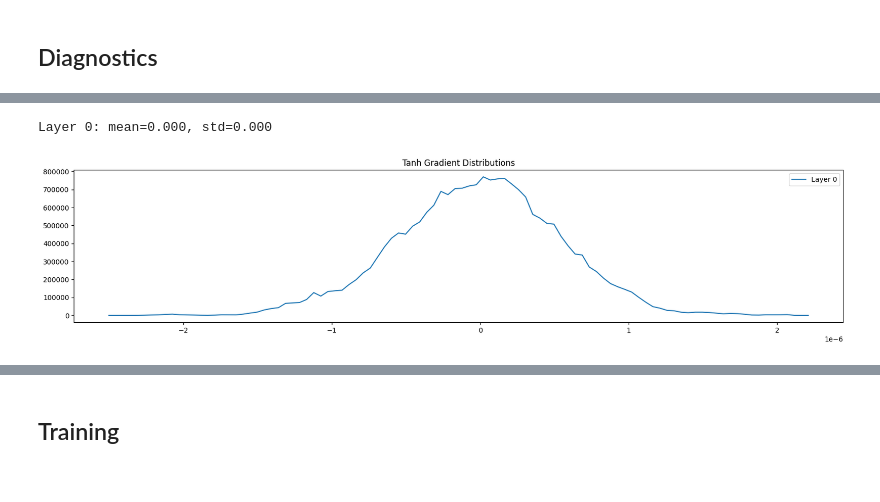
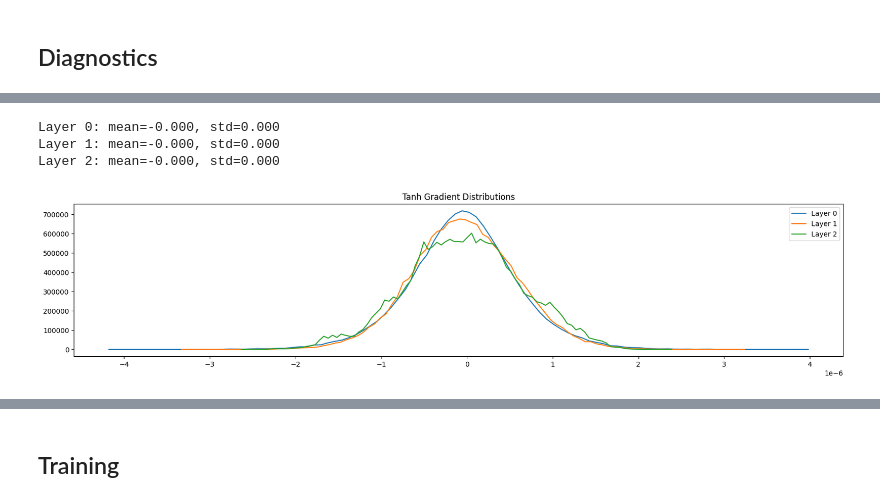
Before and after one commit to shane-kercheval/makemore, a Jupyter notebook: part_5_my_code.ipynb, the cells around one changed output, grey strips where cells are left out. Cells and saved outputs as stored; diff of their text form; code cells hidden in the pictures.

```diff
--- a/part_5_my_code.ipynb
+++ b/part_5_my_code.ipynb
@@ -32,7 +29,7 @@ print(index_to_character)
 ## Build Training / Validation / Test Sets
 # %%
 g = torch.Generator().manual_seed(2147483647)
-context_length = 3  # how many characters do we take to predict the next one?
+context_length = 8  # how many characters do we take to predict the next one?
 
 X, Y = [], []
 
@@ -383,7 +553,7 @@ Warning: Embedding dimension greater than 3. Running PCA to extract first three
 [interactive output not drawn]
 # %%
 # single step
-loss = model.loss(X_train, Y_train)
+cross_entropy_loss = engine.cross_entropy_loss(X_train, Y_train)
 
 plt.figure(figsize=(20, 4))
 legends = []
@@ -401,0 +574,3 @@ Layer 0: mean=-0.002, std=0.632, saturated=3.55%
+# %%
+for layer in model.layers:
+    print(f"{layer.__class__.__name__}: {layer.out.shape}")
@@ -402,23 +603,25 @@ Layer 0: mean=-0.002, std=0.632, saturated=3.55%
 # %%
 for layer in model.layers:
     layer.out.retain_grad()
 model.zero_grad()
-loss.backward()
+cross_entropy_loss.backward()
 
 plt.figure(figsize=(20, 4))
 legends = []
 for index, layer in enumerate([layer for layer in model.layers if isinstance(layer, Tanh)]):
     t = layer.out.grad
     print(f"Layer {index}: mean={t.mean():.3f}, std={t.std():.3f}")
     hy, hx = torch.histogram(t, density=True)
     plt.plot(hx[:-1].detach(), hy.detach())
     legends.append(f"Layer {index}")
 plt.legend(legends)
 plt.title("Tanh Gradient Distributions")
 plt.show()
 # %% [output]
-Layer 0: mean=0.000, std=0.000
+Layer 0: mean=-0.000, std=0.000
+Layer 1: mean=-0.000, std=0.000
+Layer 2: mean=-0.000, std=0.000
-[figure, old version]
+[figure, new version]
 # %%
 # https://youtu.be/P6sfmUTpUmc?si=FllUroTQTi3tlrH4&t=5904
 plt.figure(figsize=(20, 4))
```
Also changed, not shown: parts of 20 cells of this notebook.
